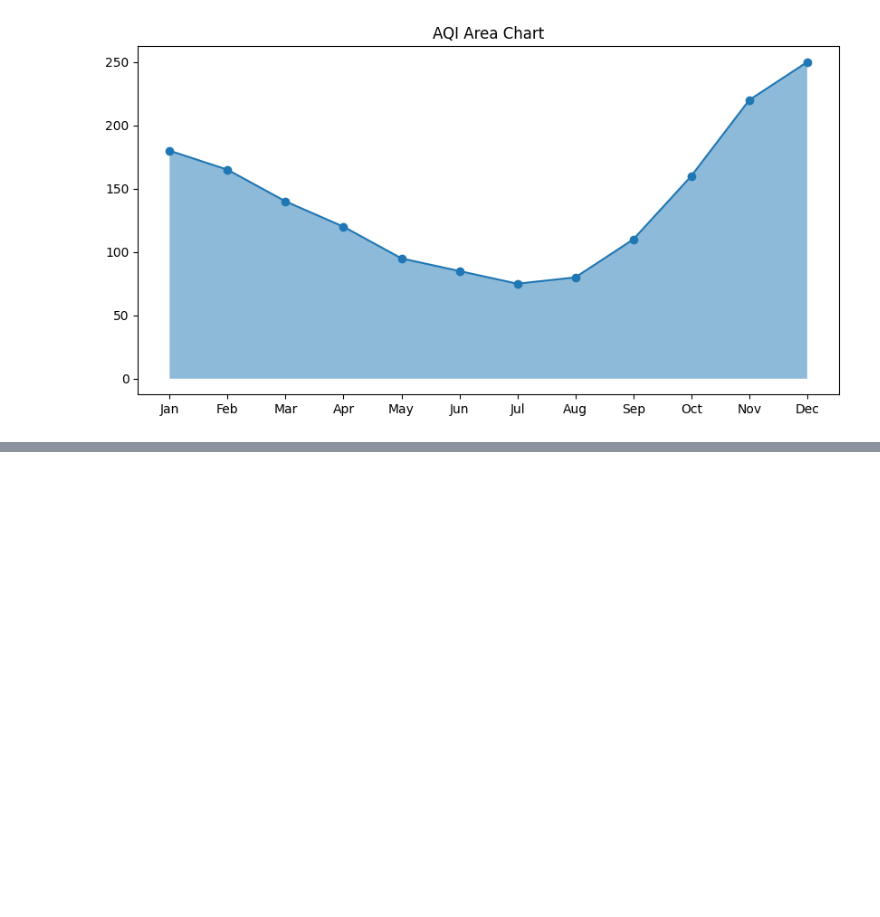
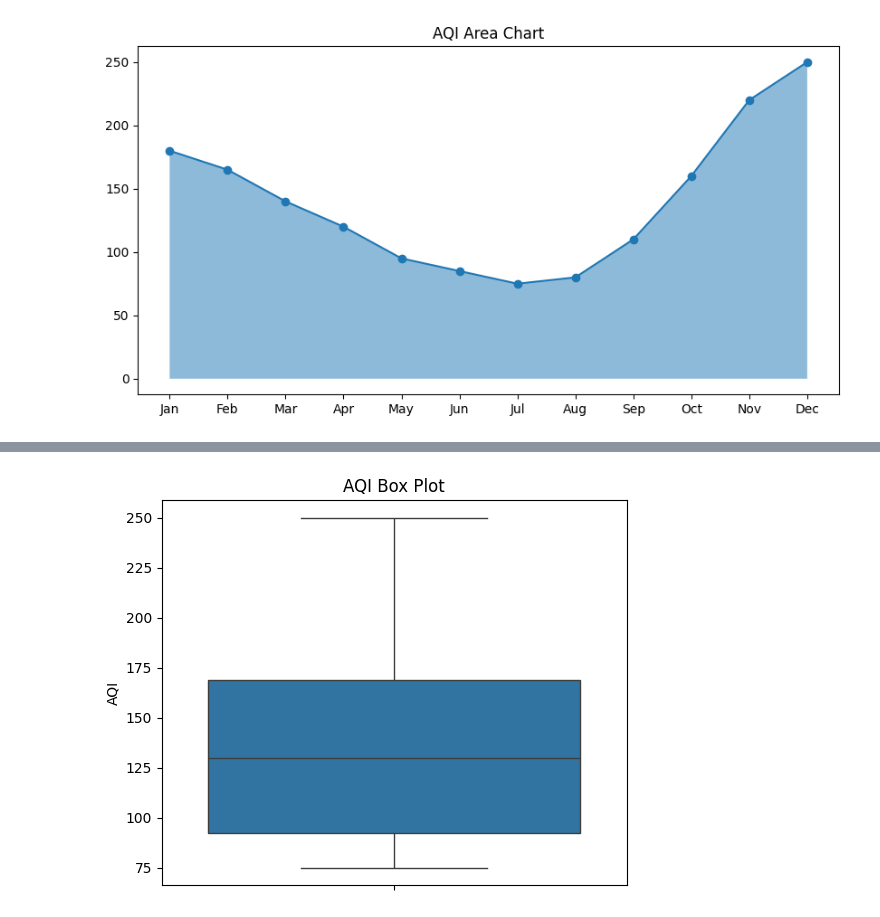
Before and after one commit to Shrajal-sahu-18/Data_Visulization, a Jupyter notebook: AQI.ipynb, the cells around one changed output, grey strips where cells are left out. Drawn from its saved outputs; the diff is of its cells as text; code cells hidden in the pictures; blank space fills up the shorter version.

```diff
--- a/AQI.ipynb
+++ b/AQI.ipynb
@@ -39,0 +47,7 @@ plt.show()
+# %%
+plt.figure(figsize=(6,5))
+sns.boxplot(y=aqi_data['AQI'])
+plt.title('AQI Box Plot')
+plt.show()
+# %% [output]
+[figure, added]
```
Also changed, not shown: parts of 1 cell of this notebook.
